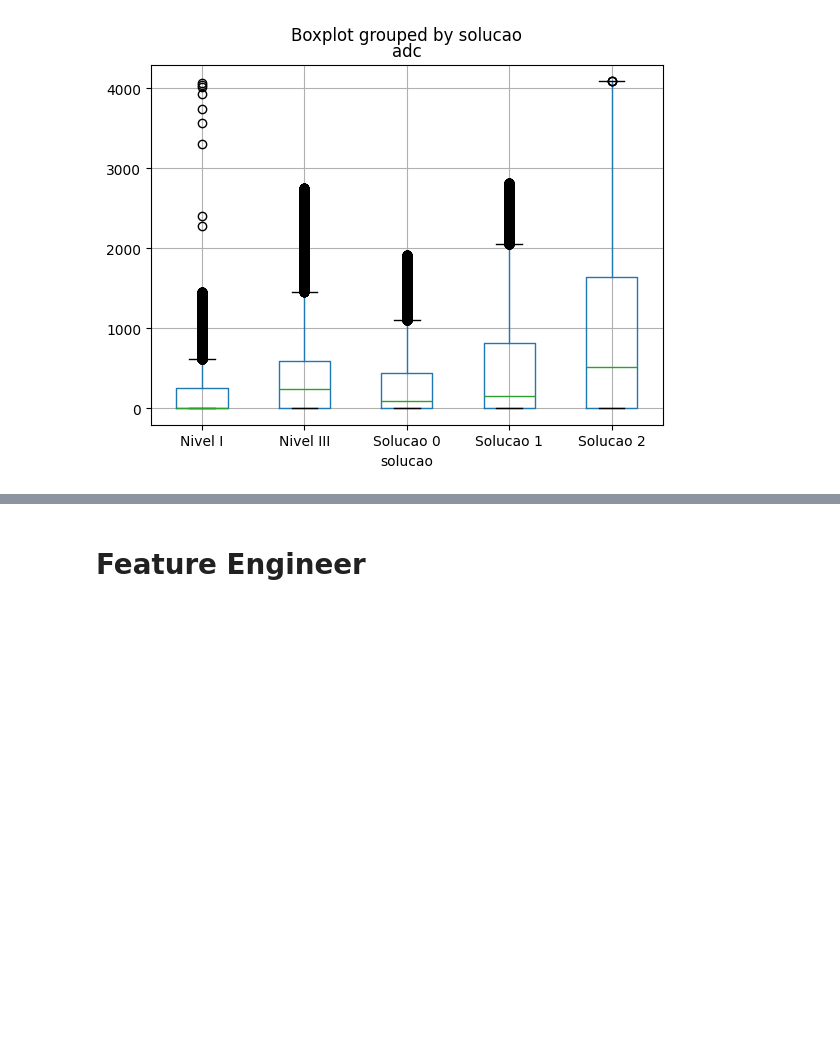
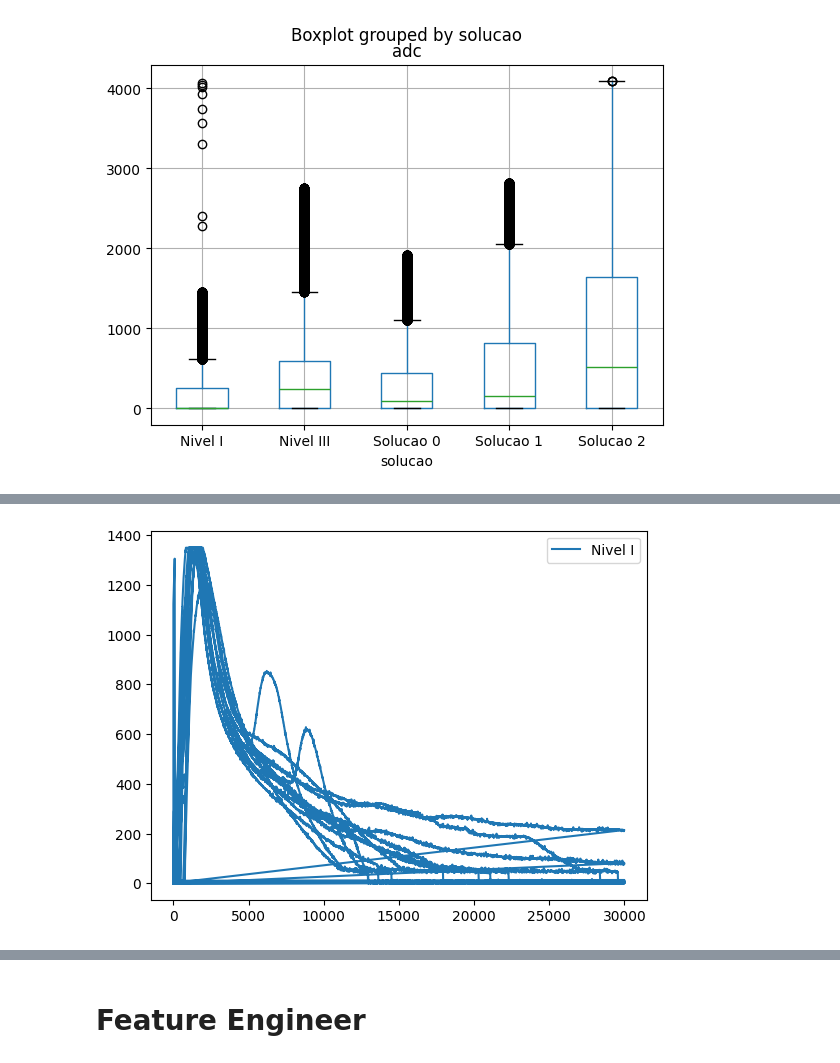
Before and after one commit to silviolima07/pos_desafio_02, a Jupyter notebook: Untitled.ipynb, the cells around one changed output, grey strips where cells are left out. Saved outputs shown, nothing was run; the diff lists cells and outputs as text; code cells hidden in the pictures; blank space fills up the shorter version.

```diff
--- a/Untitled.ipynb
+++ b/Untitled.ipynb
@@ -212,0 +262,8 @@ df[["time","adc"]].corr()
+# %%
+subset =  df_clean[df_clean["solucao"] == "Nivel I"]
+plt.plot(subset["time"], subset["adc"], label="Nivel I")
+
+plt.legend()
+plt.show()
+# %% [output]
+[figure, added]
```
Also changed, not shown: parts of 27 cells of this notebook.
